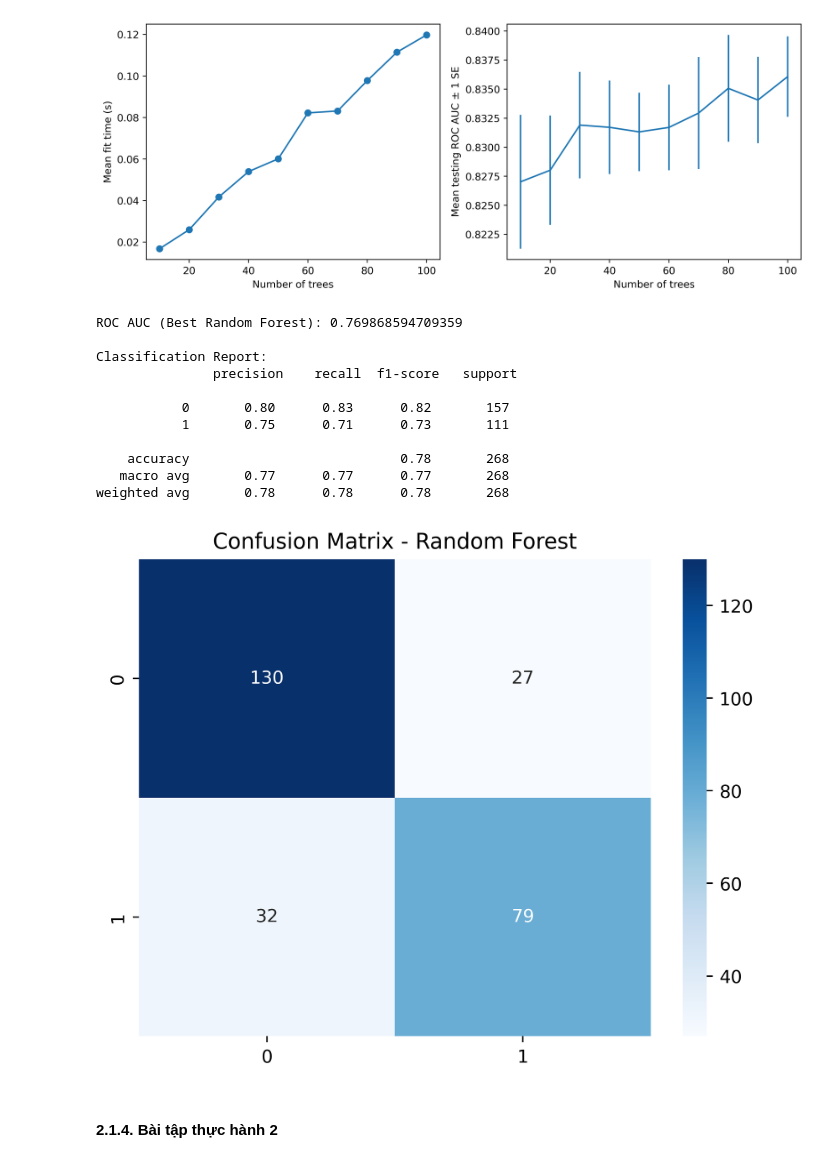
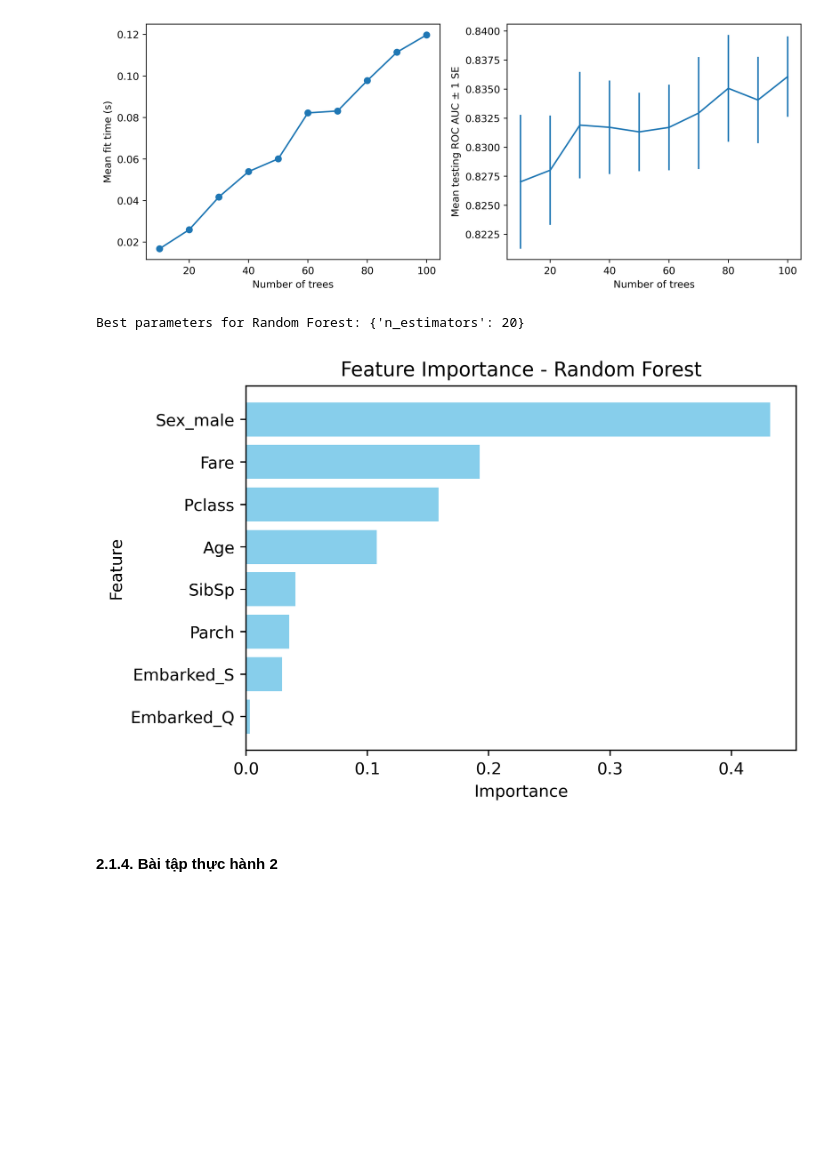
Before and after one commit to buianhtuyet05/baitapnhom_06, a Jupyter notebook: GT1_CÂY QUYẾT ĐỊNH VÀ RỪNG CÂY (1).ipynb, the cells around one changed output. Drawn from its saved outputs; the diff is of its cells as text; code cells hidden in the pictures; blank space fills up the shorter version.

```diff
--- a/GT1_CÂY QUYẾT ĐỊNH VÀ RỪNG CÂY (1).ipynb
+++ b/GT1_CÂY QUYẾT ĐỊNH VÀ RỪNG CÂY (1).ipynb
@@ -1056,2 +1057,20 @@ df.head()
 # %%
-df = df.drop(['PassengerId', 'Name', 'Ticket', 'Cabin'], axis=1)
+#Bước 2:Tải dữ liệu Titanic từ Kaggle
+url = "https://raw.githubusercontent.com/datasciencedojo/datasets/master/titanic.csv"
+df = pd.read_csv(url)
+
+# Xem qua dữ liệu
+print(df.head())
+print(df.info())
+
+# Xử lý giá trị thiếu
+df['Age'] = df['Age'].fillna(df['Age'].median())
+df['Embarked'] = df['Embarked'].fillna(df['Embarked'].mode()[0])
+
+# Mã hóa các biến phân loại
+df = pd.get_dummies(df, columns=['Sex', 'Embarked'], drop_first=True)
+
+# Chọn các cột đặc trưng và nhãn
+features = ['Pclass', 'Age', 'SibSp', 'Parch', 'Fare', 'Sex_male', 'Embarked_Q', 'Embarked_S']
+X = df[features]
+y = df['Survived']
@@ -1126,28 +1213,25 @@ plt.show()
 # %% [output]
 [figure]
 # %%
-best_rf = cv_rf.best_estimator_
-y_pred_rf = best_rf.predict(X_test)
-roc_rf = roc_auc_score(y_test, y_pred_rf)
+# Xem tham số tốt nhất
+print("Best parameters for Random Forest:", cv_rf_ex.best_params_)
 
-print("ROC AUC (Best Random Forest):", roc_rf)
-print("\nClassification Report:\n", classification_report(y_test, y_pred_rf))
-sns.heatmap(confusion_matrix(y_test, y_pred_rf), annot=True, fmt='d', cmap='Blues')
-plt.title('Confusion Matrix - Random Forest')
+# Tạo DataFrame độ quan trọng
+feat_imp_df = pd.DataFrame({
+    'Feature': features,
+    'Importance': cv_rf_ex.best_estimator_.feature_importances_
+}).sort_values('Importance', ascending=True)
+
+# Vẽ biểu đồ cột
+plt.figure(figsize=(6,4))
+plt.barh(feat_imp_df['Feature'], feat_imp_df['Importance'], color='skyblue')
+plt.xlabel('Importance')
+plt.ylabel('Feature')
+plt.title('Feature Importance - Random Forest')
 plt.show()
 # %% [output]
-ROC AUC (Best Random Forest): 0.769868594709359
-
-Classification Report:
-               precision    recall  f1-score   support
-
-           0       0.80      0.83      0.82       157
-           1       0.75      0.71      0.73       111
-
-    accuracy                           0.78       268
-   macro avg       0.77      0.77      0.77       268
-weighted avg       0.78      0.78      0.78       268
+Best parameters for Random Forest: {'n_estimators': 20}
-[figure, old version]
+[figure, new version]
 # %% [markdown]
 #### **2.1.4. Bài tập thực hành 2**
 # %% [markdown]
```
Also changed, not shown: parts of 9 cells of this notebook, 1 other file.
